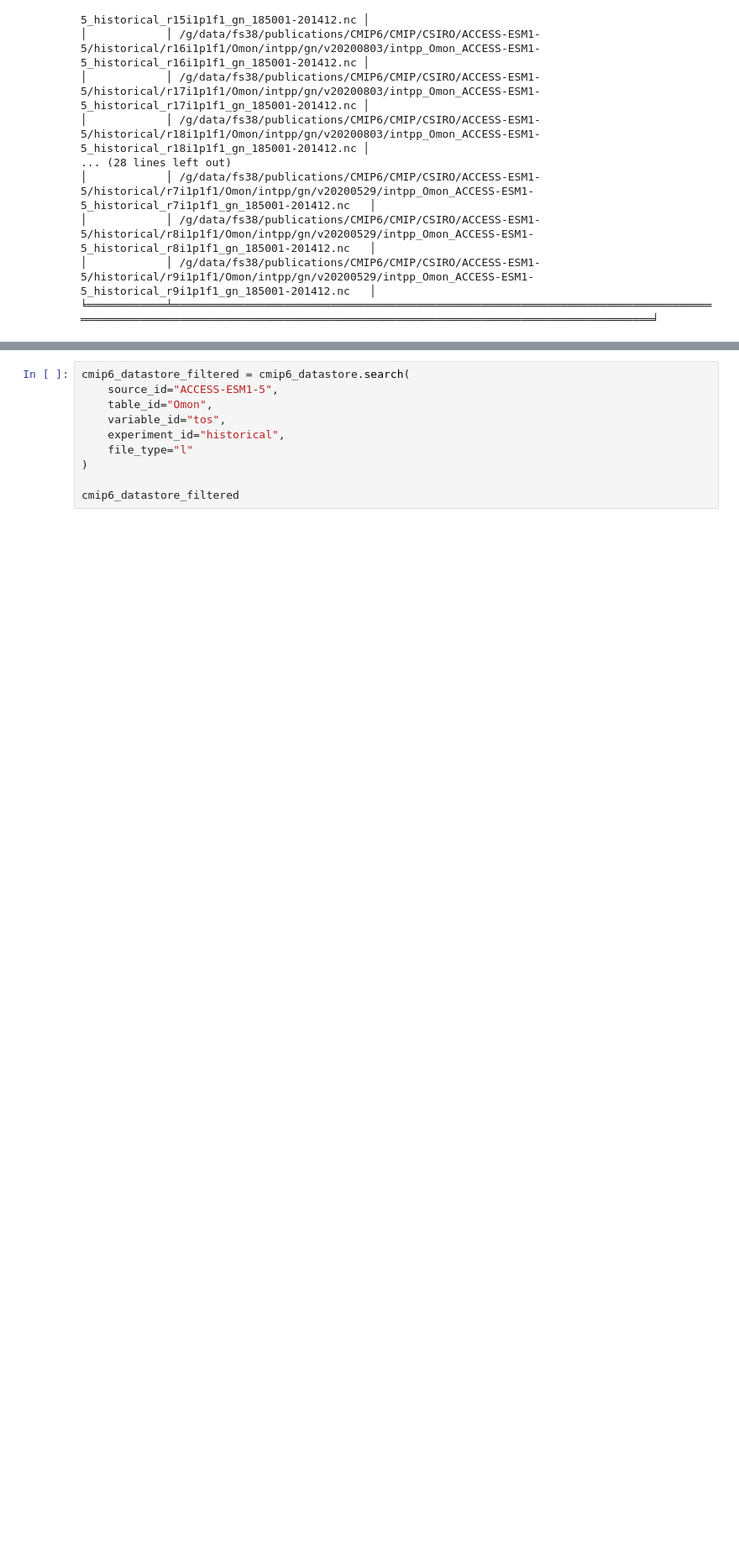
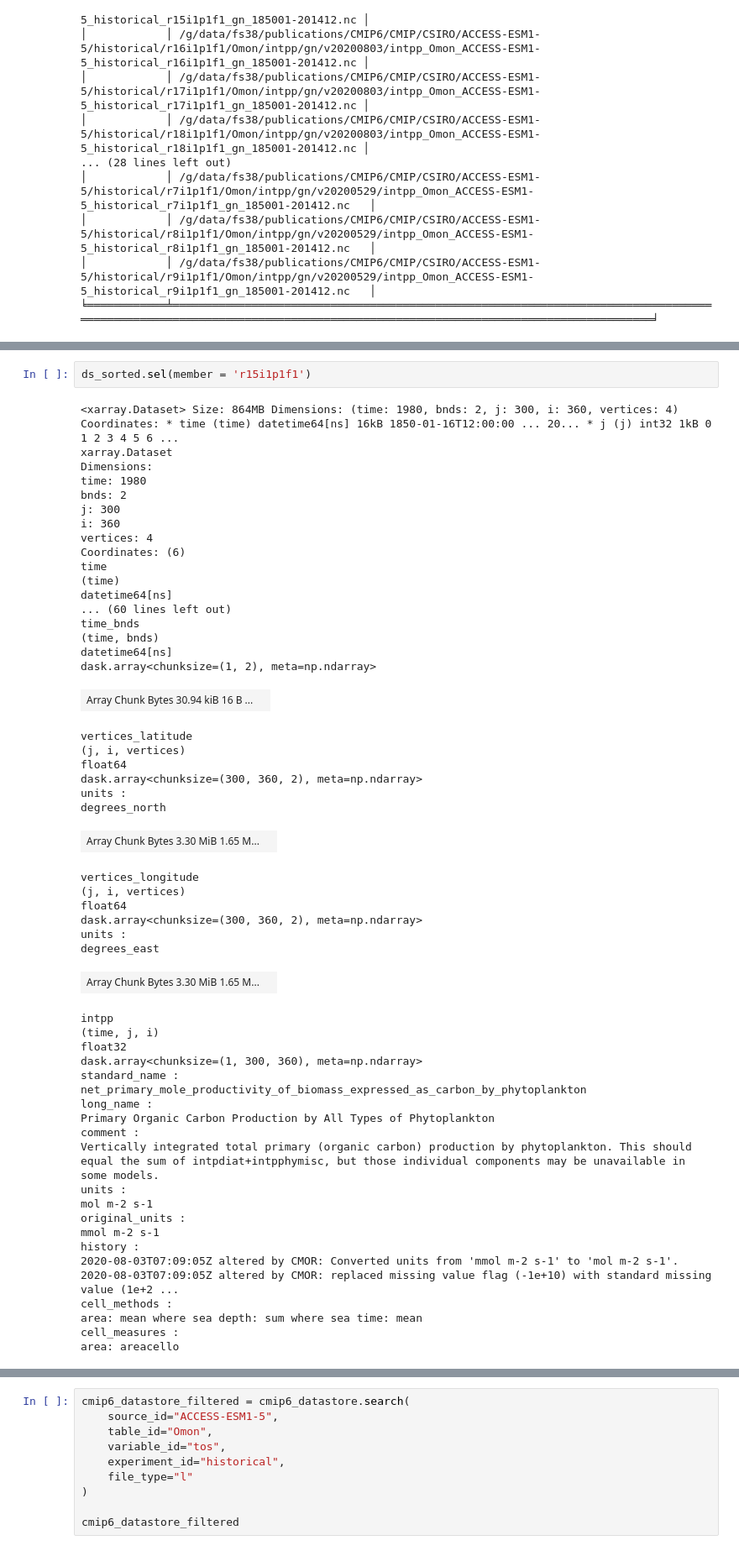
Before and after one commit to Thomas-Moore-Creative/ACDtools, a Jupyter notebook: notebooks/acdtools-dev-sandbox.ipynb, the cells around one changed output, grey strips where cells are left out. Shown: that part at 84% size. Saved outputs shown, nothing was run; the diff lists cells and outputs as text; blank space fills up the shorter version.

```diff
--- a/notebooks/acdtools-dev-sandbox.ipynb
+++ b/notebooks/acdtools-dev-sandbox.ipynb
@@ -170,0 +377,55 @@ esm_datastore_unique(search,keep_list=['path'])
+# %%
+ds_sorted.sel(member = 'r15i1p1f1')
+# %% [output]
+<xarray.Dataset> Size: 864MB Dimensions: (time: 1980, bnds: 2, j: 300, i: 360, vertices: 4) Coordinates: * time (time) datetime64[ns] 16kB 1850-01-16T12:00:00 ... 20... * j (j) int32 1kB 0 1 2 3 4 5 6 ...
+xarray.Dataset
+Dimensions:
+time: 1980
+bnds: 2
+j: 300
+i: 360
+vertices: 4
+Coordinates: (6)
+time
+(time)
+datetime64[ns]
+... (60 lines left out)
+time_bnds
+(time, bnds)
+datetime64[ns]
+dask.array<chunksize=(1, 2), meta=np.ndarray>
+| Array Chunk Bytes 30.94 kiB 16 B ... |  |
+vertices_latitude
+(j, i, vertices)
+float64
+dask.array<chunksize=(300, 360, 2), meta=np.ndarray>
+units :
+degrees_north
+| Array Chunk Bytes 3.30 MiB 1.65 M... |  |
+vertices_longitude
+(j, i, vertices)
+float64
+dask.array<chunksize=(300, 360, 2), meta=np.ndarray>
+units :
+degrees_east
+| Array Chunk Bytes 3.30 MiB 1.65 M... |  |
+intpp
+(time, j, i)
+float32
+dask.array<chunksize=(1, 300, 360), meta=np.ndarray>
+standard_name :
+net_primary_mole_productivity_of_biomass_expressed_as_carbon_by_phytoplankton
+long_name :
+Primary Organic Carbon Production by All Types of Phytoplankton
+comment :
+Vertically integrated total primary (organic carbon) production by phytoplankton. This should equal the sum of intpdiat+intpphymisc, but those individual components may be unavailable in some models.
+units :
+mol m-2 s-1
+original_units :
+mmol m-2 s-1
+history :
+2020-08-03T07:09:05Z altered by CMOR: Converted units from 'mmol m-2 s-1' to 'mol m-2 s-1'. 2020-08-03T07:09:05Z altered by CMOR: replaced missing value flag (-1e+10) with standard missing value (1e+2 ...
+cell_methods :
+area: mean where sea depth: sum where sea time: mean
+cell_measures :
+area: areacello
```
Also changed, not shown: parts of 8 cells of this notebook, 1 other file.
